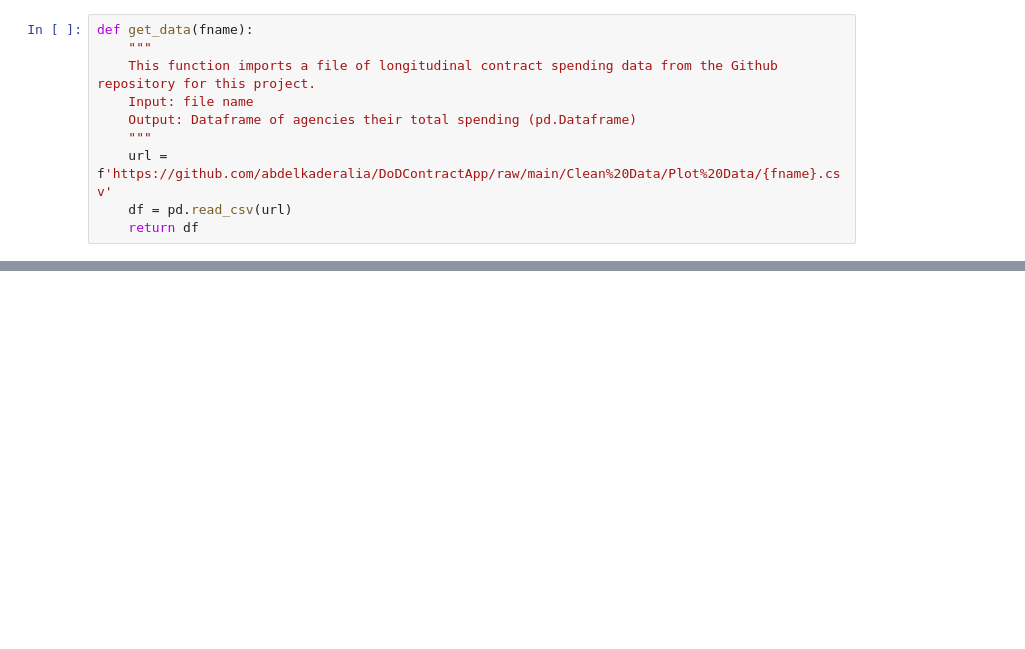
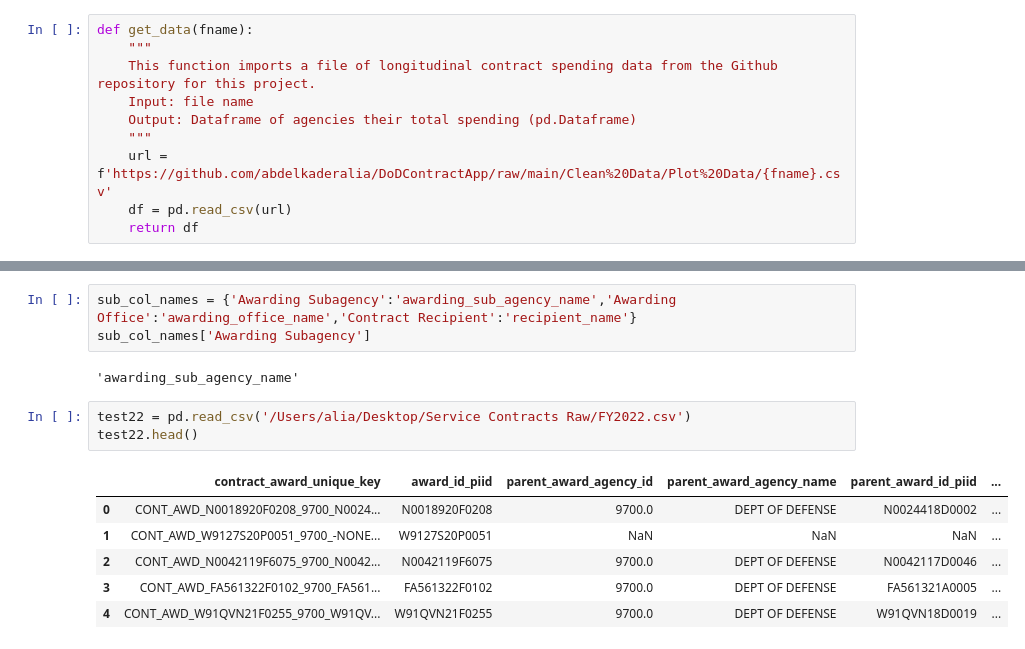
Before and after one commit to abdelkaderalia/DoDContractApp, a Jupyter notebook: py/Data Cleaning.ipynb, the cells around one changed output, grey strips where cells are left out. Drawn from its saved outputs; the diff is of its cells as text; blank space fills up the shorter version.

```diff
--- a/py/Data Cleaning.ipynb
+++ b/py/Data Cleaning.ipynb
@@ -166,0 +302,15 @@ df_agencies
+# %%
+sub_col_names = {'Awarding Subagency':'awarding_sub_agency_name','Awarding Office':'awarding_office_name','Contract Recipient':'recipient_name'}
+sub_col_names['Awarding Subagency']
+# %% [output]
+'awarding_sub_agency_name'
+# %%
+test22 = pd.read_csv('/Users/alia/Desktop/Service Contracts Raw/FY2022.csv')
+test22.head()
+# %% [output]
+|  | contract_award_unique_key | award_id_piid | parent_award_agency_id | parent_award_agency_name | parent_award_id_piid | ... |
+| 0 | CONT_AWD_N0018920F0208_9700_N0024... | N0018920F0208 | 9700.0 | DEPT OF DEFENSE | N0024418D0002 | ... |
+| 1 | CONT_AWD_W9127S20P0051_9700_-NONE... | W9127S20P0051 | NaN | NaN | NaN | ... |
+| 2 | CONT_AWD_N0042119F6075_9700_N0042... | N0042119F6075 | 9700.0 | DEPT OF DEFENSE | N0042117D0046 | ... |
+| 3 | CONT_AWD_FA561322F0102_9700_FA561... | FA561322F0102 | 9700.0 | DEPT OF DEFENSE | FA561321A0005 | ... |
+| 4 | CONT_AWD_W91QVN21F0255_9700_W91QV... | W91QVN21F0255 | 9700.0 | DEPT OF DEFENSE | W91QVN18D0019 | ... |
```
Also changed, not shown: parts of 11 cells of this notebook, 7 other files.
